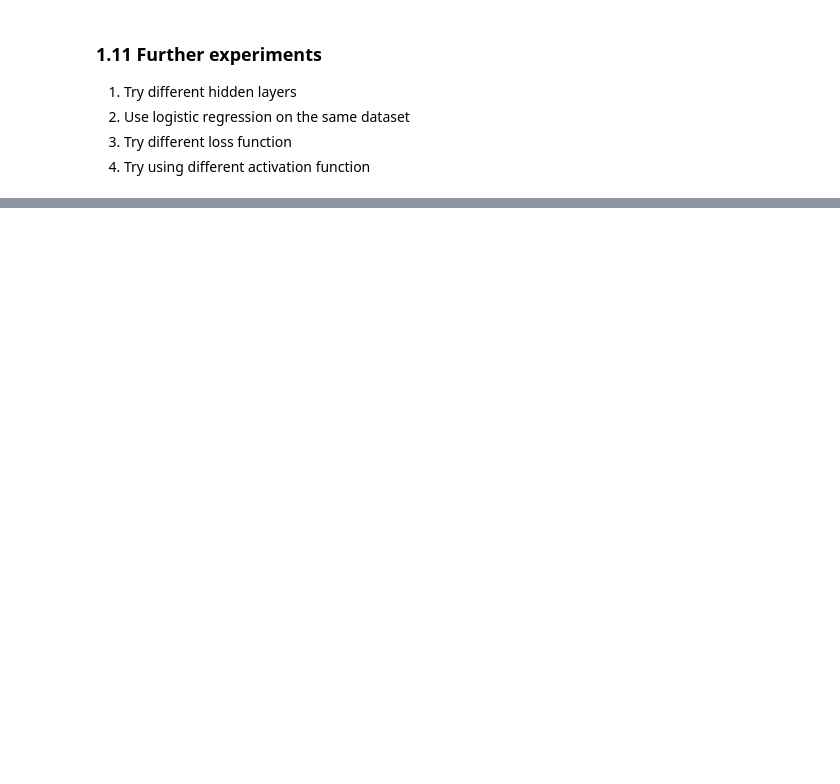
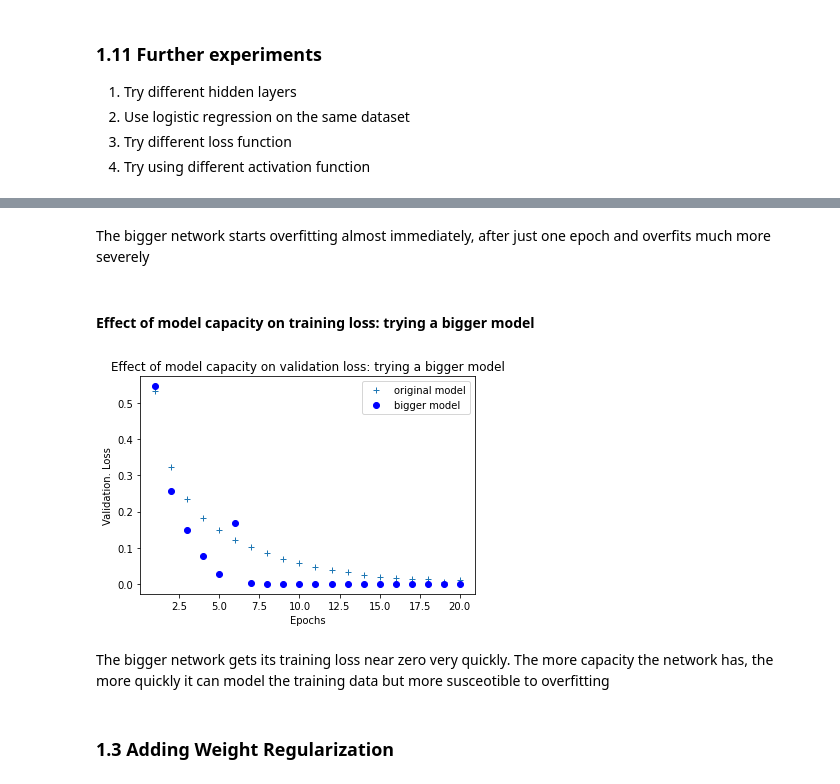
Before and after one commit to decorouz/DeepLeaning-with-Tensorflow, a Jupyter notebook: 1_0_classifying_movie_review.ipynb, the cells around one changed output, grey strips where cells are left out. Drawn from its saved outputs; the diff is of its cells as text; code cells hidden in the pictures; blank space fills up the shorter version.

```diff
--- a/1_0_classifying_movie_review.ipynb
+++ b/1_0_classifying_movie_review.ipynb
@@ -258,0 +323,28 @@ results
+# %% [markdown]
+The bigger network starts overfitting almost immediately, after just one epoch and overfits much more severely
+# %% [markdown]
+#### Effect of model capacity on training loss: trying a bigger model
+# %%
+# Bigger network
+history_h_dict = history_h.history
+val_loss_h = history_h_dict["loss"]
+val_loss_o = history_dict["loss"]
+
+epochs = range(1, len(val_loss_o) + 1)
+
+plt.plot(epochs, val_loss_o , "+", label="original model")
+plt.plot(epochs, val_loss_h, "bo", label="bigger model")
+
+plt.title("Effect of model capacity on validation loss: trying a bigger model",)
+plt.xlabel("Epochs")
+plt.ylabel("Validation. Loss")
+plt.legend()
+
+plt.show()
+# %% [output]
+[figure, added]
+# %% [markdown]
+The bigger network gets its training loss near zero very quickly.
+The more capacity the  network has, the more quickly it can model the training data but more susceotible to overfitting
+# %% [markdown]
+### 1.3 Adding Weight Regularization
```
Also changed, not shown: parts of 17 cells of this notebook.
